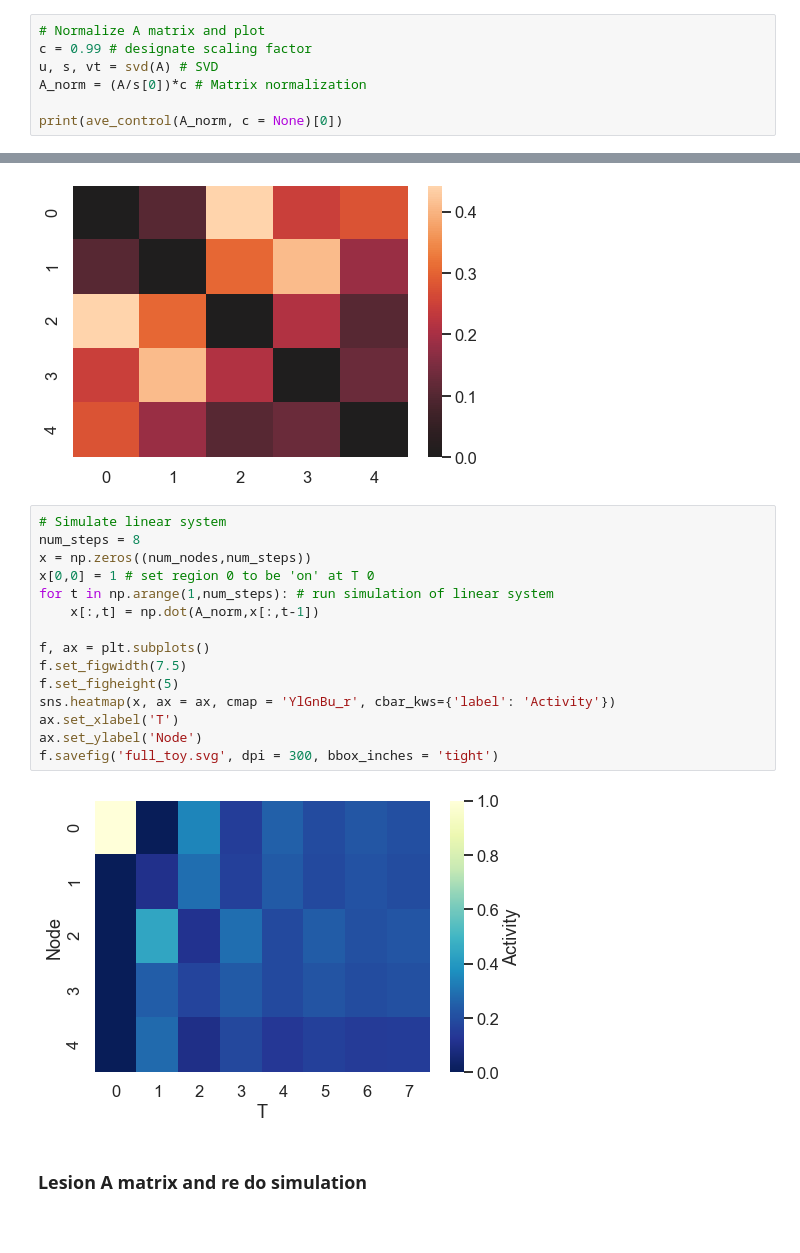
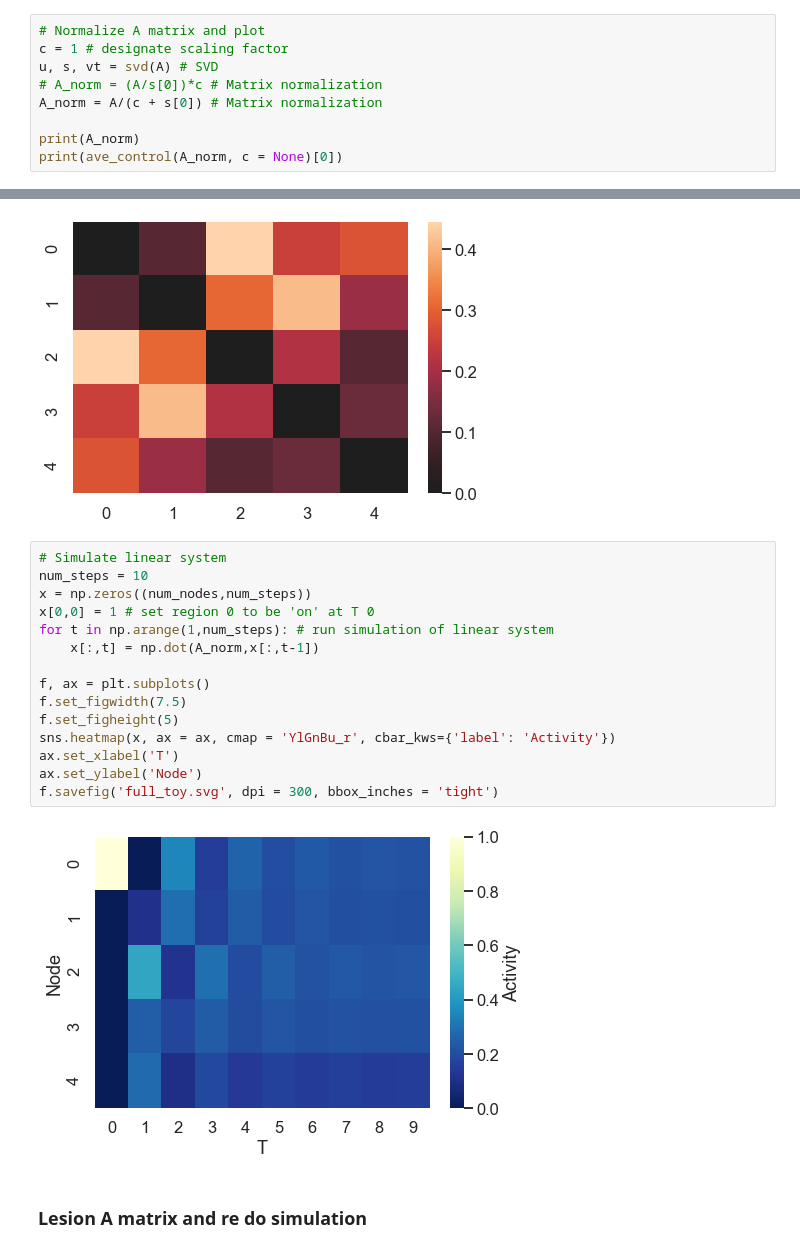
Before and after one commit to lindenmp/linear_system_demos, a Jupyter notebook: impulse_response.ipynb, the cells around one changed output, grey strips where cells are left out. Drawn from its saved outputs; the diff is of its cells as text.

```diff
--- a/impulse_response.ipynb
+++ b/impulse_response.ipynb
@@ -86,9 +114,11 @@ ave_control(A)[0]
 ### Run simple simulation of the linear system to illustrate the impulse response
 # %%
 # Normalize A matrix and plot
-c = 0.99 # designate scaling factor
+c = 1 # designate scaling factor
 u, s, vt = svd(A) # SVD
-A_norm = (A/s[0])*c # Matrix normalization
+# A_norm = (A/s[0])*c # Matrix normalization
+A_norm = A/(c + s[0]) # Matrix normalization
 
+print(A_norm)
 print(ave_control(A_norm, c = None)[0])
 # %% [output]
@@ -103,20 +138,20 @@ sns.heatmap(A_norm, center = 0, ax = ax)
 [figure]
 # %%
 # Simulate linear system
-num_steps = 8
+num_steps = 10
 x = np.zeros((num_nodes,num_steps))
 x[0,0] = 1 # set region 0 to be 'on' at T 0
 for t in np.arange(1,num_steps): # run simulation of linear system
     x[:,t] = np.dot(A_norm,x[:,t-1])
 
 f, ax = plt.subplots()
 f.set_figwidth(7.5)
 f.set_figheight(5)
 sns.heatmap(x, ax = ax, cmap = 'YlGnBu_r', cbar_kws={'label': 'Activity'})
 ax.set_xlabel('T')
 ax.set_ylabel('Node')
 f.savefig('full_toy.svg', dpi = 300, bbox_inches = 'tight')
 # %% [output]
-[figure, old version]
+[figure, new version]
 # %% [markdown]
 ### Lesion A matrix and re do simulation
```
Also changed, not shown: parts of 21 cells of this notebook.
